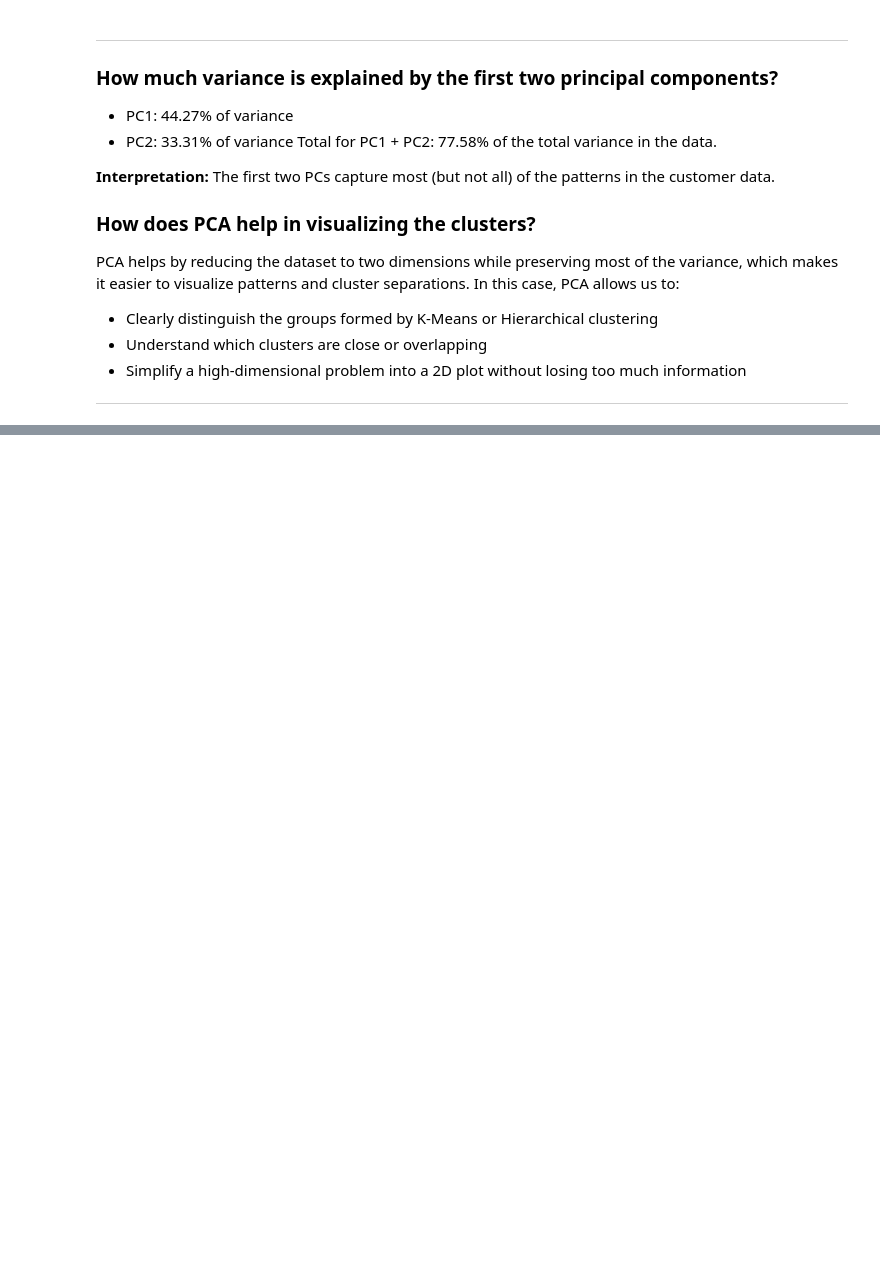
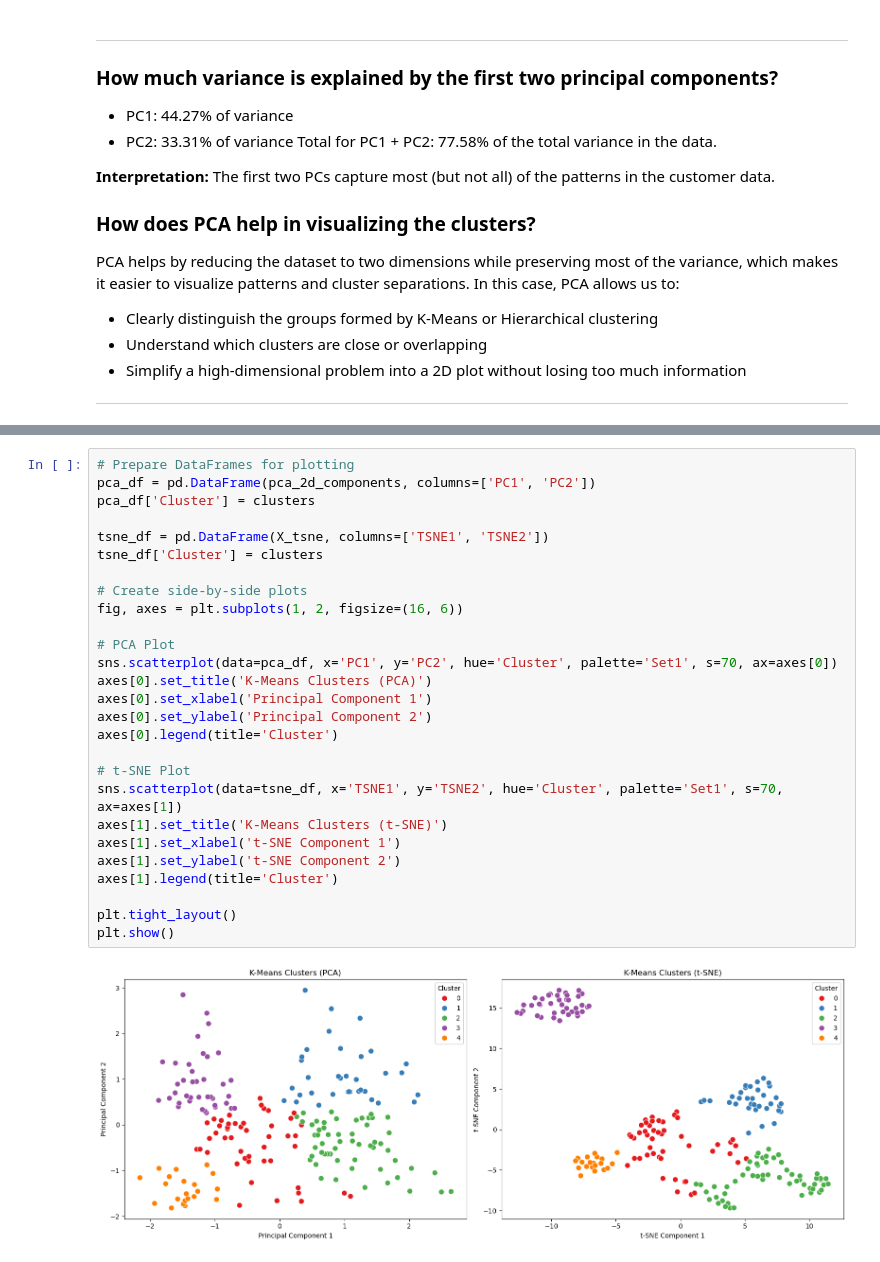
Before and after one commit to HermelaDev/Mall_Customers_Segmentation, a Jupyter notebook: customers.ipynb, the cells around one changed output, grey strips where cells are left out. Saved outputs shown, nothing was run; the diff lists cells and outputs as text; blank space fills up the shorter version.

```diff
--- a/customers.ipynb
+++ b/customers.ipynb
@@ -548,0 +561,29 @@ _______________________________________________________________
+# %%
+# Prepare DataFrames for plotting
+pca_df = pd.DataFrame(pca_2d_components, columns=['PC1', 'PC2'])
+pca_df['Cluster'] = clusters
+
+tsne_df = pd.DataFrame(X_tsne, columns=['TSNE1', 'TSNE2'])
+tsne_df['Cluster'] = clusters
+
+# Create side-by-side plots
+fig, axes = plt.subplots(1, 2, figsize=(16, 6))
+
+# PCA Plot
+sns.scatterplot(data=pca_df, x='PC1', y='PC2', hue='Cluster', palette='Set1', s=70, ax=axes[0])
+axes[0].set_title('K-Means Clusters (PCA)')
+axes[0].set_xlabel('Principal Component 1')
+axes[0].set_ylabel('Principal Component 2')
+axes[0].legend(title='Cluster')
+
+# t-SNE Plot
+sns.scatterplot(data=tsne_df, x='TSNE1', y='TSNE2', hue='Cluster', palette='Set1', s=70, ax=axes[1])
+axes[1].set_title('K-Means Clusters (t-SNE)')
+axes[1].set_xlabel('t-SNE Component 1')
+axes[1].set_ylabel('t-SNE Component 2')
+axes[1].legend(title='Cluster')
+
+plt.tight_layout()
+plt.show()
+# %% [output]
+[figure, added]
```
Also changed, not shown: parts of 18 cells of this notebook.
